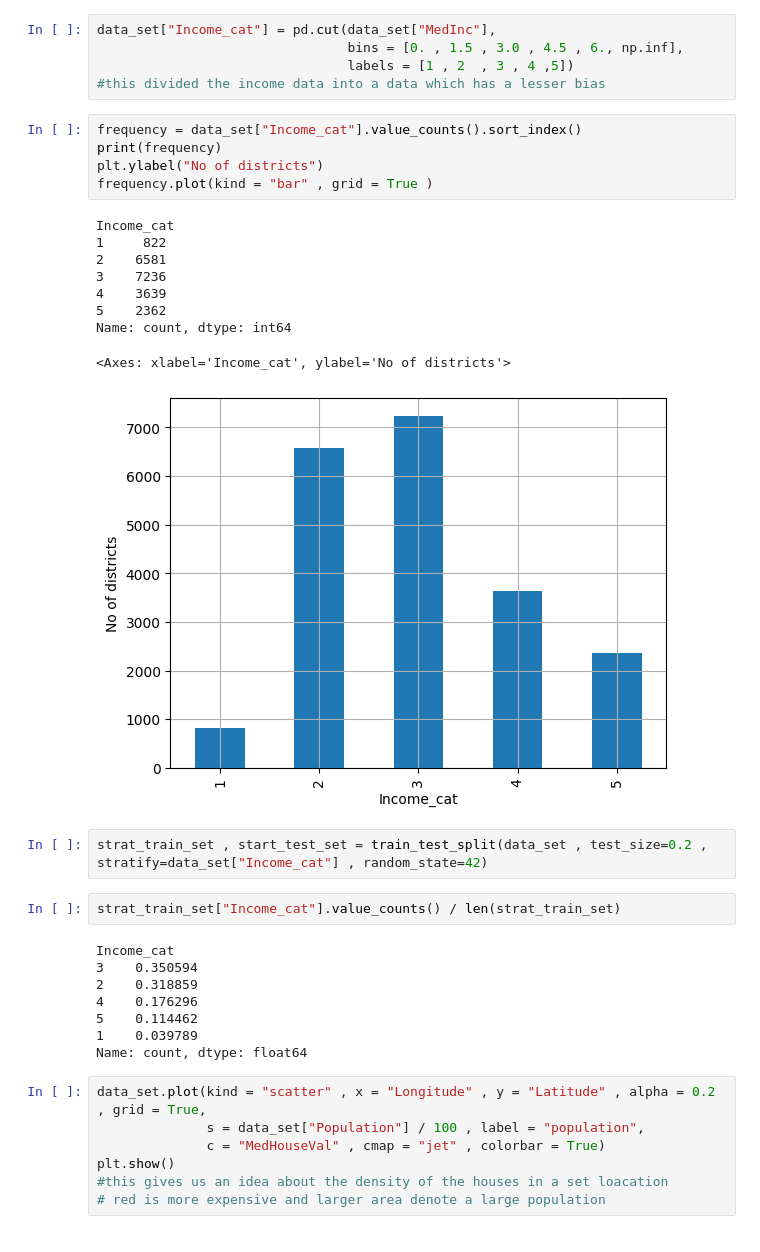
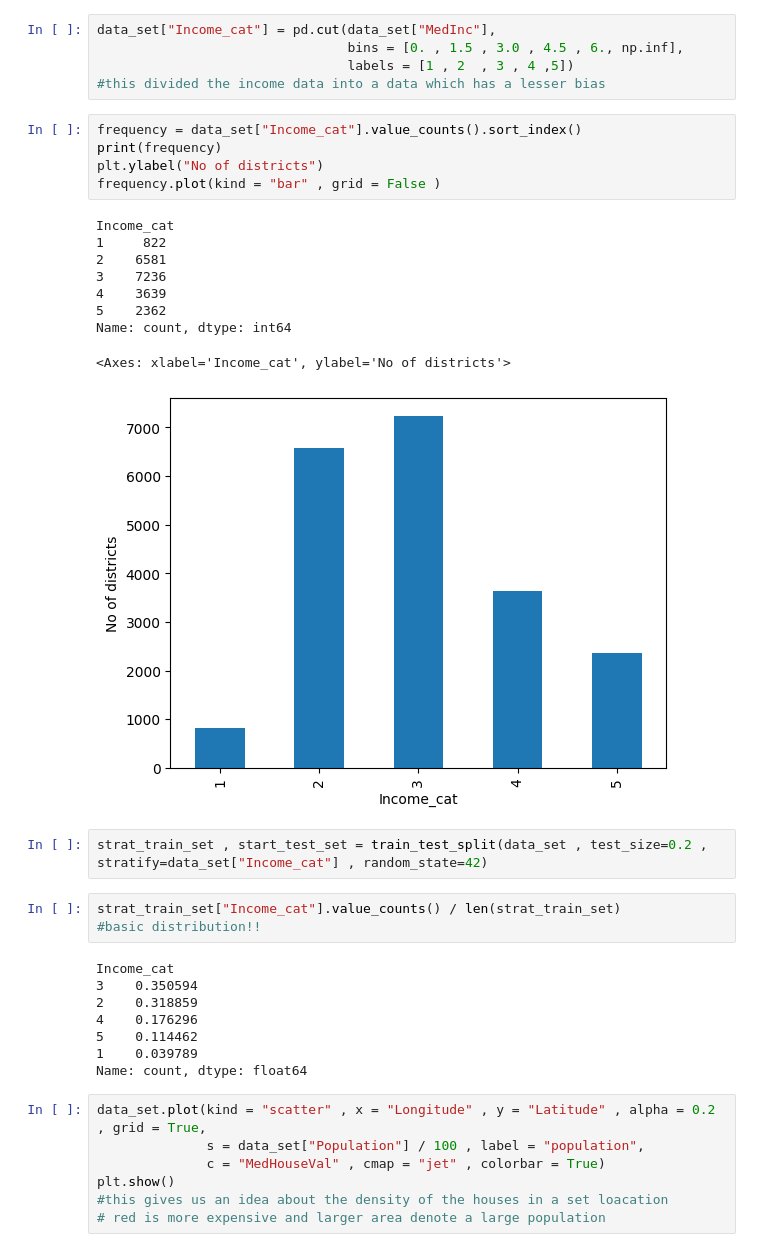
Before and after one commit to lolshark99/Working-on-data-using-pandas-python-, a Jupyter notebook: CALI HOUSING.ipynb, the cells around one changed output. Drawn from its saved outputs; the diff is of its cells as text.

```diff
--- a/CALI HOUSING.ipynb
+++ b/CALI HOUSING.ipynb
@@ -97,22 +97,23 @@ data_set["Income_cat"] = pd.cut(data_set["MedInc"],
 # %%
 frequency = data_set["Income_cat"].value_counts().sort_index()
 print(frequency)
 plt.ylabel("No of districts")
-frequency.plot(kind = "bar" , grid = True )
+frequency.plot(kind = "bar" , grid = False )
 # %% [output]
 Income_cat
 1     822
 2    6581
 3    7236
 4    3639
 5    2362
 Name: count, dtype: int64
 <Axes: xlabel='Income_cat', ylabel='No of districts'>
-[figure, old version]
+[figure, new version]
 # %%
 strat_train_set , start_test_set = train_test_split(data_set , test_size=0.2 , stratify=data_set["Income_cat"] , random_state=42)
 # %%
 strat_train_set["Income_cat"].value_counts() / len(strat_train_set)
+#basic distribution!!
 # %% [output]
 Income_cat
 3    0.350594
```
Also changed, not shown: parts of 4 cells of this notebook.
